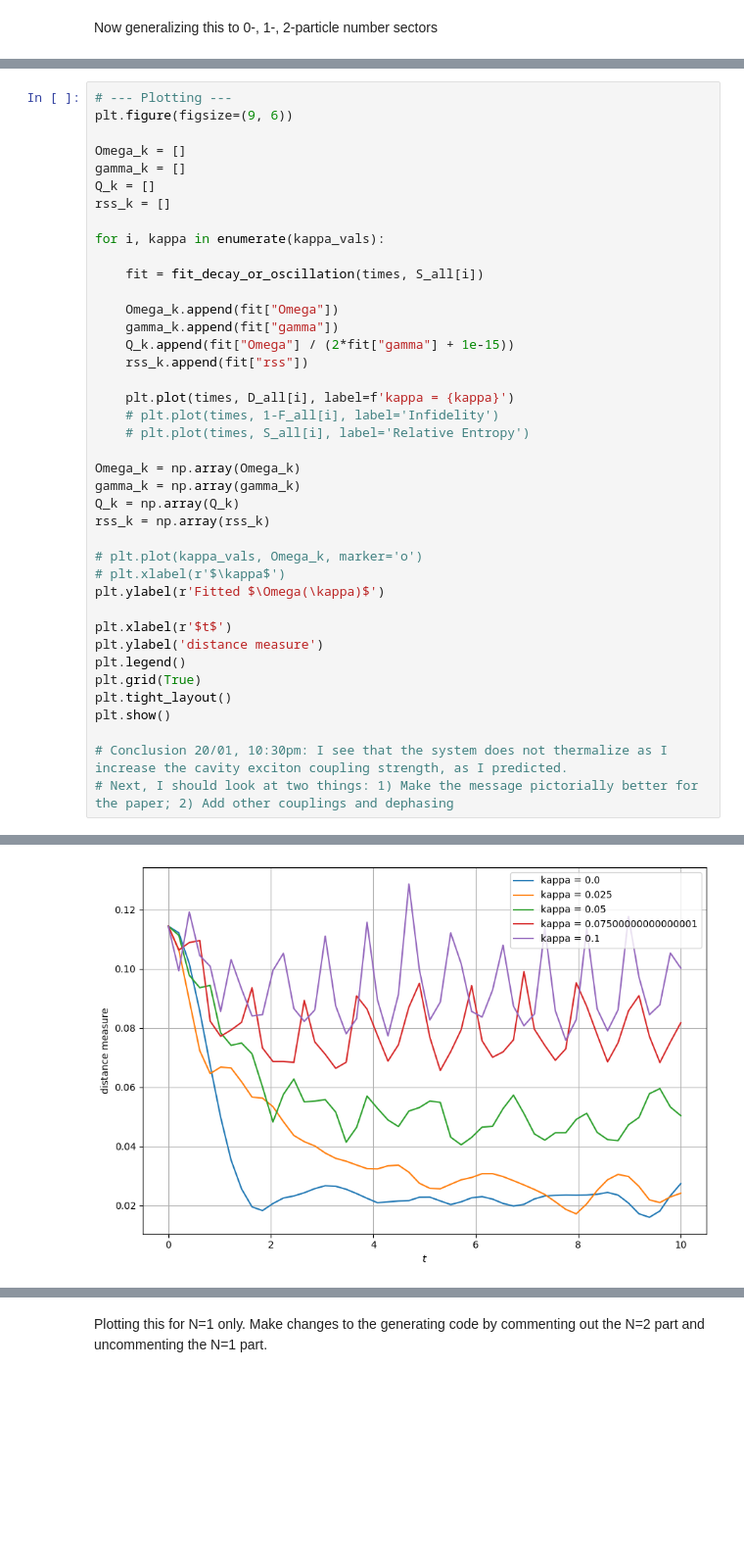
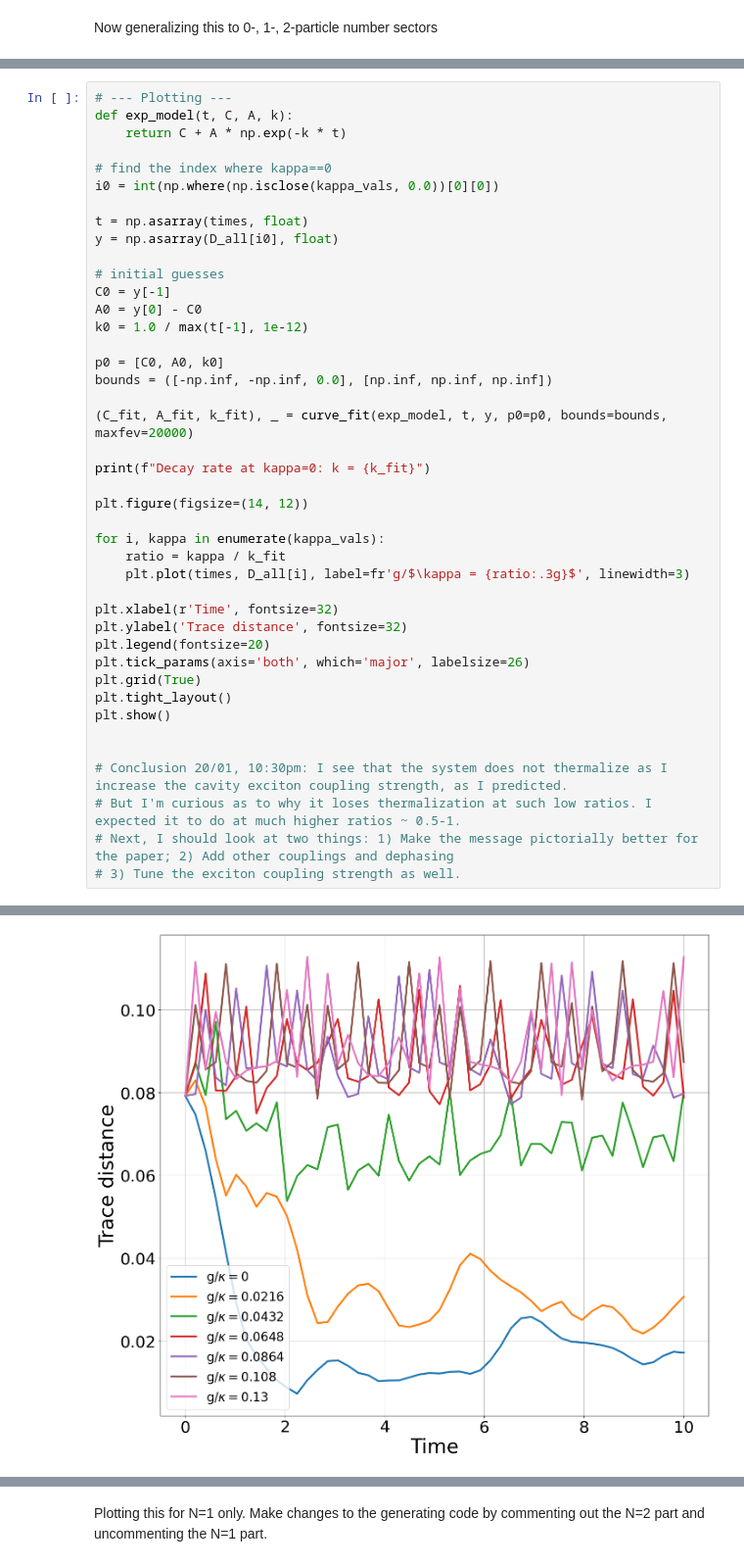
Before and after one commit to SameerD-phys/thermalized_bipolaritons, a Jupyter notebook: scripts/therm_polaritons.ipynb, the cells around one changed output, grey strips where cells are left out. Shown at 98% size. Drawn from its saved outputs; the diff is of its cells as text; blank space fills up the shorter version.

```diff
--- a/scripts/therm_polaritons.ipynb
+++ b/scripts/therm_polaritons.ipynb
@@ -725,41 +755,43 @@ Plotting this for N=2 only
 # %%
 # --- Plotting ---
-plt.figure(figsize=(9, 6))
+def exp_model(t, C, A, k):
+    return C + A * np.exp(-k * t)
 
-Omega_k = []
-gamma_k = []
-Q_k = []
-rss_k = []
+# find the index where kappa==0
+i0 = int(np.where(np.isclose(kappa_vals, 0.0))[0][0])
+
+t = np.asarray(times, float)
+y = np.asarray(D_all[i0], float)
+
+# initial guesses
+C0 = y[-1]
+A0 = y[0] - C0
+k0 = 1.0 / max(t[-1], 1e-12)
+
+p0 = [C0, A0, k0]
+bounds = ([-np.inf, -np.inf, 0.0], [np.inf, np.inf, np.inf])
+
+(C_fit, A_fit, k_fit), _ = curve_fit(exp_model, t, y, p0=p0, bounds=bounds, maxfev=20000)
+
+print(f"Decay rate at kappa=0: k = {k_fit}")
+
+plt.figure(figsize=(14, 12))
 
 for i, kappa in enumerate(kappa_vals):
+    ratio = kappa / k_fit
+    plt.plot(times, D_all[i], label=fr'g/$\kappa = {ratio:.3g}$', linewidth=3)
 
-    fit = fit_decay_or_oscillation(times, S_all[i])
-
-    Omega_k.append(fit["Omega"])
-    gamma_k.append(fit["gamma"])
-    Q_k.append(fit["Omega"] / (2*fit["gamma"] + 1e-15))
-    rss_k.append(fit["rss"])
-
-    plt.plot(times, D_all[i], label=f'kappa = {kappa}')
-    # plt.plot(times, 1-F_all[i], label='Infidelity')
-    # plt.plot(times, S_all[i], label='Relative Entropy')
-
-Omega_k = np.array(Omega_k)
-gamma_k = np.array(gamma_k)
-Q_k = np.array(Q_k)
-rss_k = np.array(rss_k)
-
-# plt.plot(kappa_vals, Omega_k, marker='o')
-# plt.xlabel(r'$\kappa$')
-plt.ylabel(r'Fitted $\Omega(\kappa)$')
-
-plt.xlabel(r'$t$')
-plt.ylabel('distance measure')
-plt.legend()
+plt.xlabel(r'Time', fontsize=32)
+plt.ylabel('Trace distance', fontsize=32)
+plt.legend(fontsize=20)
+plt.tick_params(axis='both', which='major', labelsize=26)
 plt.grid(True)
 plt.tight_layout()
 plt.show()
 
+
 # Conclusion 20/01, 10:30pm: I see that the system does not thermalize as I increase the cavity exciton coupling strength, as I predicted.
+# But I'm curious as to why it loses thermalization at such low ratios. I expected it to do at much higher ratios ~ 0.5-1.
 # Next, I should look at two things: 1) Make the message pictorially better for the paper; 2) Add other couplings and dephasing
+# 3) Tune the exciton coupling strength as well.
 # %% [output]
@@ -766 +799 @@ plt.show()
-[figure, old version]
+[figure, new version]
```
Also changed, not shown: parts of 9 cells of this notebook.
